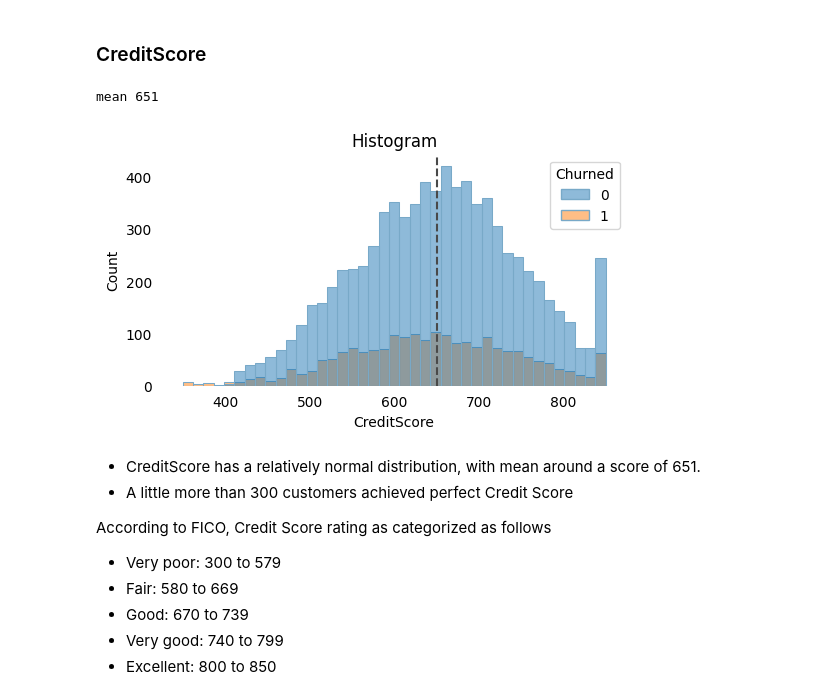
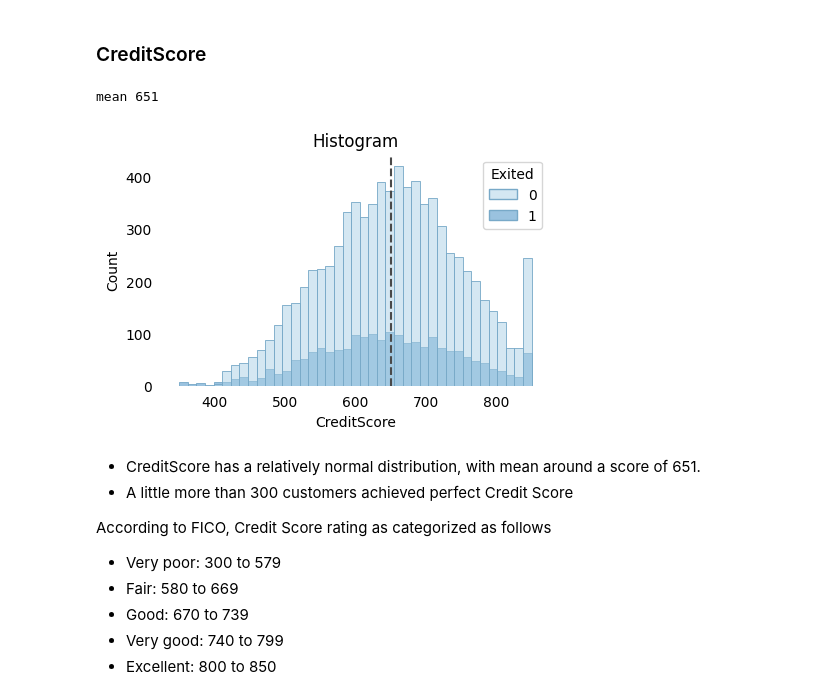
Before and after one commit to aprilhong/bankchurn, a Jupyter notebook: bank_churn_notebook.ipynb, the cells around one changed output. Cells and saved outputs as stored; diff of their text form; code cells hidden in the pictures.

```diff
--- a/bank_churn_notebook.ipynb
+++ b/bank_churn_notebook.ipynb
@@ -105,5 +106,5 @@ describe(df)
 - `RowNumber` can also be removed has it is just a counter.
 # %%
-df = df.drop(['CustomerId','Surname','RowNumber'],axis=1)
+df = df.drop(['CustomerId','Surname','RowNumber','Gender'],axis=1)
 df.head()
 # %% [output]
@@ -118,3 +116,0 @@ df.head()
-# %%
-df = df.rename(columns={'Exited': 'Churned'})
-df.head()
@@ -212,22 +200,22 @@ Name: proportion, dtype: float64
 # %%
 # Assign variable to x
 x = 'CreditScore'
 
 # Plot Histogram
-fig = plt.figure(figsize=(6,3))
-ax = sns.histplot(x=df[x], hue=df['Churned'], color='#b3cede', edgecolor='#78a9c8')
+fig = plt.figure(figsize=(5,3))
+ax = sns.histplot(x=df[x], hue=df['Exited'], palette='Blues', edgecolor='#78a9c8')
 ax.tick_params(left=False, bottom=False) # Remove ticks
 sns.despine(left=True, bottom=True) # Remove borders borders
 plt.title('Histogram')
 
 #Calculate and display mean
 mean = df[x].mean()
 print('mean',f'{mean:.0f}')
 plt.axvline(mean, color='#494949', linestyle='--')
 None
 # %% [output]
 mean 651
-[figure, old version]
+[figure, new version]
 # %% [markdown]
 - CreditScore has a relatively normal distribution, with mean around a score of 651.
 - A little more than 300 customers achieved perfect Credit Score
```
Also changed, not shown: parts of 86 cells of this notebook, 1 other file.
